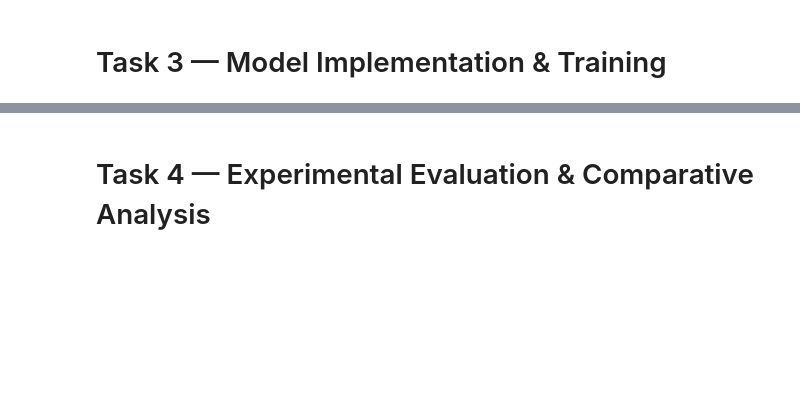
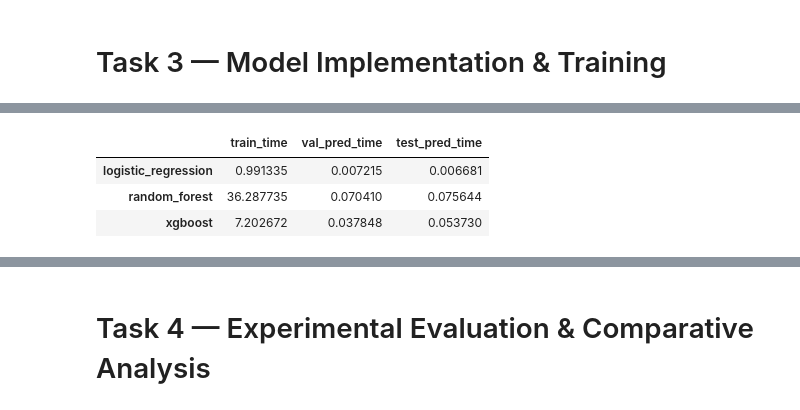
Before and after one commit to whuan349/DS3000_Credit_Card_Fraud_Detection, a Jupyter notebook: DS3000_Project.ipynb, the cells around one changed output, grey strips where cells are left out. Cells and saved outputs as stored; diff of their text form; code cells hidden in the pictures; blank space fills up the shorter version.

```diff
--- a/DS3000_Project.ipynb
+++ b/DS3000_Project.ipynb
@@ -266,0 +284,3 @@ This ensures the feature contributes proportionally and improves model stability
+# %%
+results = train_all_models("creditcard_2023.csv")
+results
@@ -266,0 +323,9 @@ This ensures the feature contributes proportionally and improves model stability
+# %%
+import pandas as pd
+
+pd.DataFrame(results["timing"]).T
+# %% [output]
+|  | train_time | val_pred_time | test_pred_time |
+| logistic_regression | 0.991335 | 0.007215 | 0.006681 |
+| random_forest | 36.287735 | 0.070410 | 0.075644 |
+| xgboost | 7.202672 | 0.037848 | 0.053730 |
```
Also changed, not shown: parts of 9 cells of this notebook.
